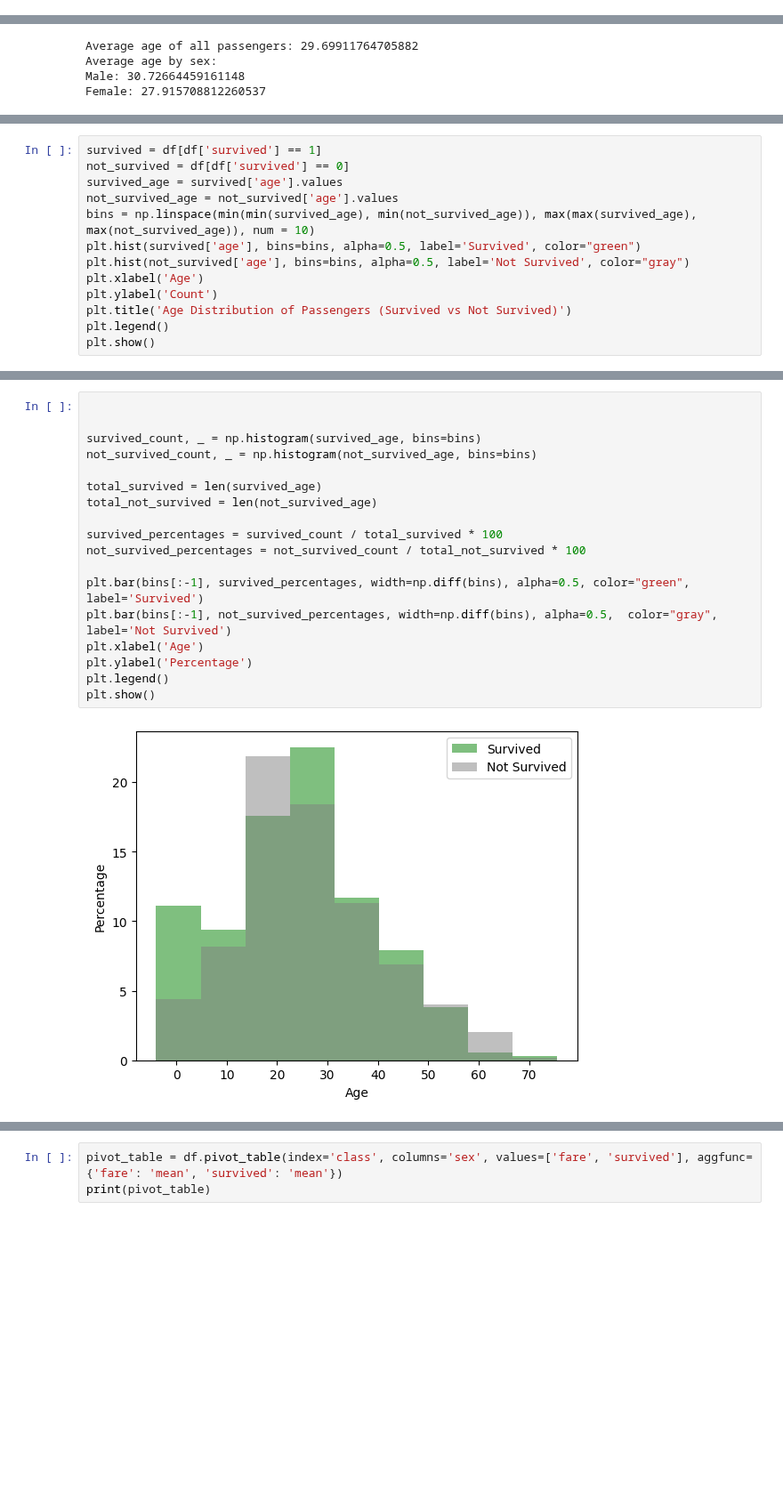
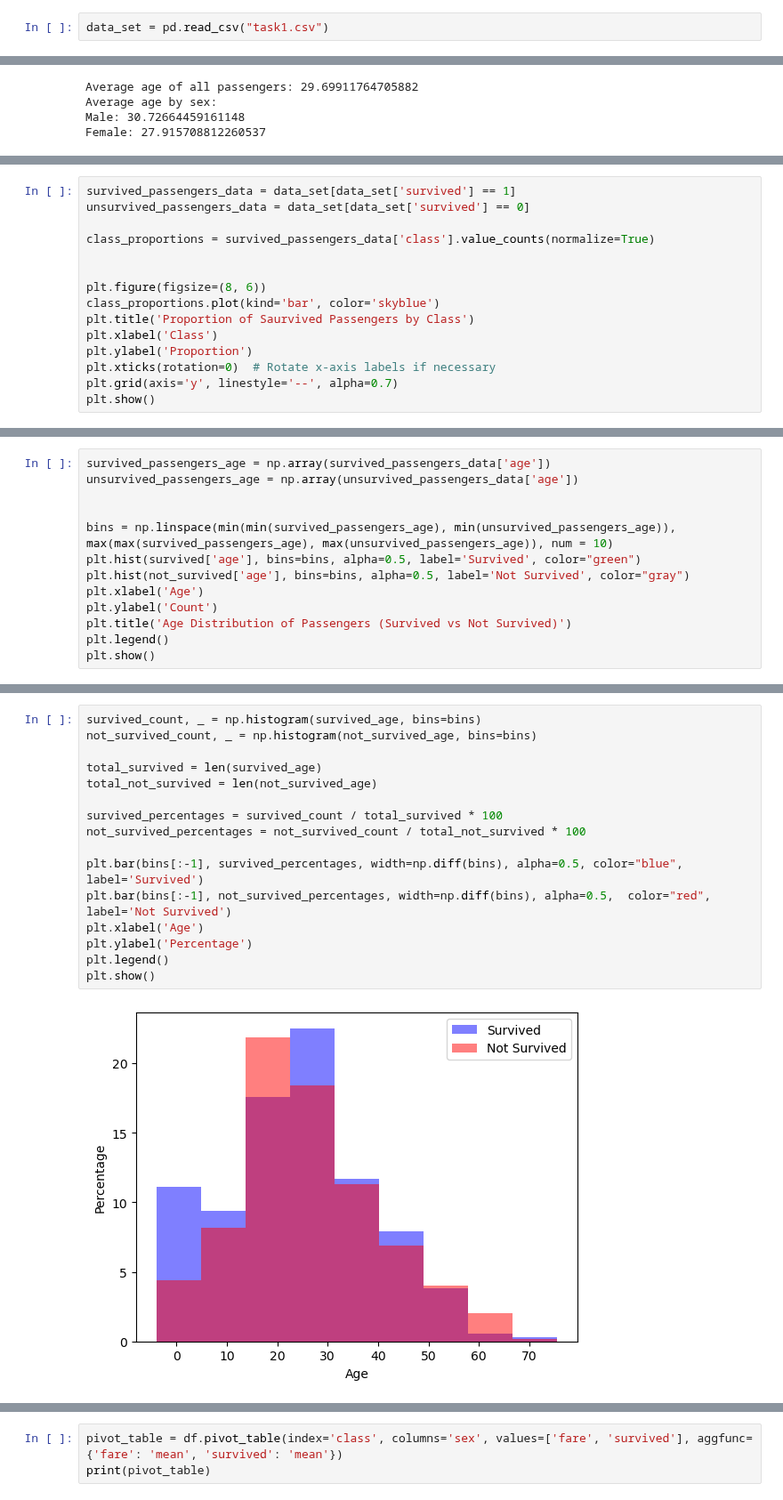
Before and after one commit to tisiphonee/DataS, a Jupyter notebook: CA2/task1.ipynb, the cells around one changed output, grey strips where cells are left out. Shown at 89% size. Cells and saved outputs as stored; diff of their text form; blank space fills up the shorter version.

Commit message:
Hopefully Task 1 is being completed

```diff
--- a/CA2/task1.ipynb
+++ b/CA2/task1.ipynb
@@ -46,0 +23,2 @@ Question 2
+# %%
+data_set = pd.read_csv("task1.csv")
@@ -216,0 +313,15 @@ plt.show()
+# %%
+survived_passengers_data = data_set[data_set['survived'] == 1]
+unsurvived_passengers_data = data_set[data_set['survived'] == 0]
+
+class_proportions = survived_passengers_data['class'].value_counts(normalize=True)
+
+
+plt.figure(figsize=(8, 6))
+class_proportions.plot(kind='bar', color='skyblue')
+plt.title('Proportion of Saurvived Passengers by Class')
+plt.xlabel('Class')
+plt.ylabel('Proportion')
+plt.xticks(rotation=0)  # Rotate x-axis labels if necessary
+plt.grid(axis='y', linestyle='--', alpha=0.7)
+plt.show()
@@ -217,9 +332,9 @@ plt.show()
 # %%
-survived = df[df['survived'] == 1]
-not_survived = df[df['survived'] == 0]
-survived_age = survived['age'].values
-not_survived_age = not_survived['age'].values
-bins = np.linspace(min(min(survived_age), min(not_survived_age)), max(max(survived_age), max(not_survived_age)), num = 10)
+survived_passengers_age = np.array(survived_passengers_data['age'])
+unsurvived_passengers_age = np.array(unsurvived_passengers_data['age'])
+
+
+bins = np.linspace(min(min(survived_passengers_age), min(unsurvived_passengers_age)), max(max(survived_passengers_age), max(unsurvived_passengers_age)), num = 10)
 plt.hist(survived['age'], bins=bins, alpha=0.5, label='Survived', color="green")
 plt.hist(not_survived['age'], bins=bins, alpha=0.5, label='Not Survived', color="gray")
 plt.xlabel('Age')
@@ -232,20 +347,18 @@ plt.show()
 # %%
-
-
 survived_count, _ = np.histogram(survived_age, bins=bins)
 not_survived_count, _ = np.histogram(not_survived_age, bins=bins)
 
 total_survived = len(survived_age)
 total_not_survived = len(not_survived_age)
 
 survived_percentages = survived_count / total_survived * 100
 not_survived_percentages = not_survived_count / total_not_survived * 100
 
-plt.bar(bins[:-1], survived_percentages, width=np.diff(bins), alpha=0.5, color="green", label='Survived')
-plt.bar(bins[:-1], not_survived_percentages, width=np.diff(bins), alpha=0.5,  color="gray", label='Not Survived')
+plt.bar(bins[:-1], survived_percentages, width=np.diff(bins), alpha=0.5, color="blue", label='Survived')
+plt.bar(bins[:-1], not_survived_percentages, width=np.diff(bins), alpha=0.5,  color="red", label='Not Survived')
 plt.xlabel('Age')
 plt.ylabel('Percentage')
 plt.legend()
 plt.show()
 # %% [output]
-[figure, old version]
+[figure, new version]
```
Also changed, not shown: parts of 52 cells of this notebook.
